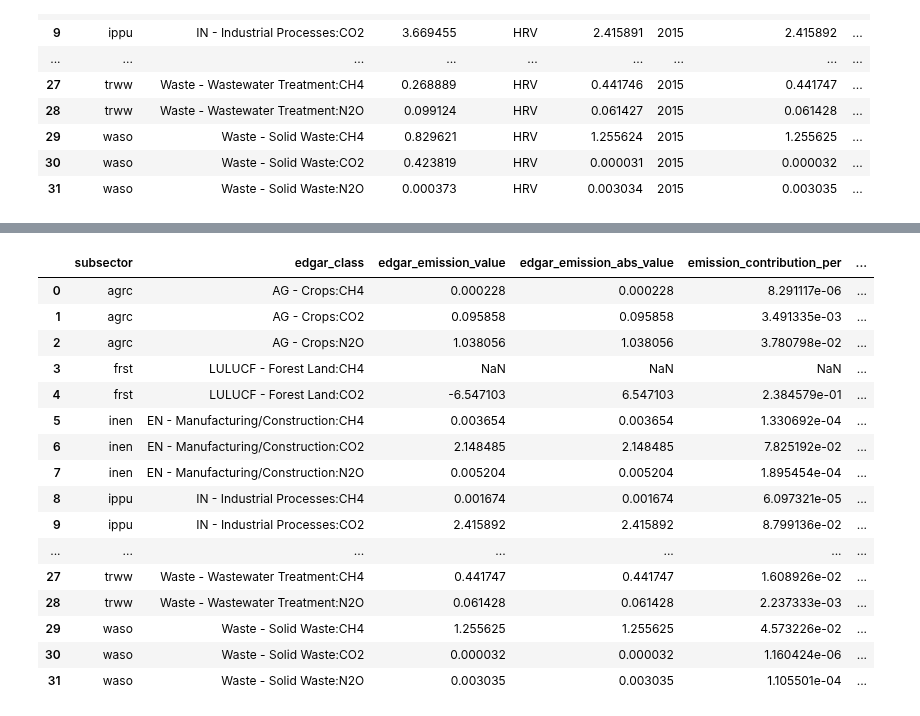
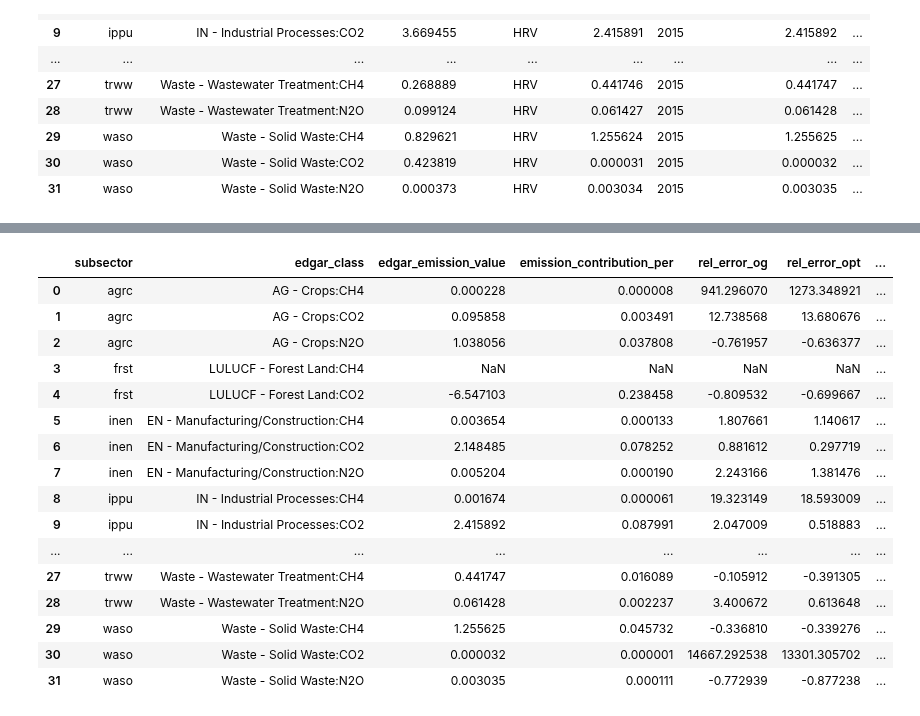
Before and after one commit to sisepuede-framework/ssp_data_calibration, a Jupyter notebook: src/opt_evaluation.ipynb, the cells around one changed output, grey strips where cells are left out. Drawn from its saved outputs; the diff is of its cells as text; code cells hidden in the pictures.

```diff
--- a/src/opt_evaluation.ipynb
+++ b/src/opt_evaluation.ipynb
@@ -180,6 +127,6 @@ og_report = og_report.sort_values(by=['subsector', 'edgar_class']).reset_index(d
 og_report['numeric_id'] = og_report.index
 
 # Filter out the columns we need
-og_report = og_report[['numeric_id', 'subsector', 'edgar_class', 'diff', 'squared_diff']]
+og_report = og_report[['numeric_id', 'subsector', 'edgar_class', 'rel_error', 'squared_diff']]
 og_report
 # %% [output]
@@ -239,6 +187,6 @@ opt_report = opt_report.sort_values(by=['subsector', 'edgar_class']).reset_index
 opt_report['numeric_id'] = opt_report.index
 
 # Filter out the columns we need
-opt_report = opt_report[['numeric_id', 'subsector', 'edgar_class', 'edgar_emission_epsilon', 'diff', 'squared_diff']]
+opt_report = opt_report[['numeric_id', 'subsector', 'edgar_class', 'edgar_emission_epsilon', 'norm_weight', 'rel_error', 'squared_diff']]
 opt_report
 # %% [output]
@@ -262,21 +210,15 @@ opt_report
 # %%
 merged_df = pd.merge(og_report, opt_report, how='inner', on=['numeric_id', 'subsector', 'edgar_class'])
 new_col_names = {
-    'diff_x': 'rel_error_og',
+    'rel_error_x': 'rel_error_og',
     'squared_diff_x': 'squared_diff_og',
-    'diff_y': 'rel_error_opt',
+    'rel_error_y': 'rel_error_opt',
     'squared_diff_y': 'squared_diff_opt',
-    'edgar_emission_epsilon': 'edgar_emission_value'
+    'edgar_emission_epsilon': 'edgar_emission_value',
+    'norm_weight': 'emission_contribution_per'
 }
 
-
 merged_df.rename(columns= new_col_names, inplace=True)
-
-# Calculate the absolute value of the edgar_emission_value
-merged_df['edgar_emission_abs_value'] = merged_df['edgar_emission_value'].abs()
-
-# Calculate the percentage contribution of edgar_emission_abs_value to the total edgar_emission_abs_value
-merged_df['emission_contribution_per'] = merged_df['edgar_emission_abs_value'] / merged_df['edgar_emission_abs_value'].sum()
 
 # Add weighted_rel_error column
 merged_df['weighted_rel_error_opt'] = merged_df['rel_error_opt'] * merged_df['emission_contribution_per']
@@ -284,46 +226,45 @@ merged_df['weighted_rel_error_og'] = merged_df['rel_error_og'] * merged_df['emis
 # %%
 # Drop the numeric_id column
 merged_df = merged_df.drop(columns='numeric_id')
 
 # Round squared_diff_og and squared_diff_opt to 3 decimal places
-merged_df['squared_diff_og'] = merged_df['squared_diff_og'].round(6)
-merged_df['squared_diff_opt'] = merged_df['squared_diff_opt'].round(6)
+# merged_df['squared_diff_og'] = merged_df['squared_diff_og'].round(6)
+# merged_df['squared_diff_opt'] = merged_df['squared_diff_opt'].round(6)
 
 # Calculate the relative change between the og and opt squared_diff
 merged_df['relative_change_squared_diff'] = (merged_df['squared_diff_opt'] - merged_df['squared_diff_og']) / merged_df['squared_diff_og']
 
 # Reorder the columns
 merged_df = merged_df[['subsector',
                        'edgar_class',
                        'edgar_emission_value',
-                       'edgar_emission_abs_value',
                        'emission_contribution_per',
                        'rel_error_og',
                        'rel_error_opt',
                        'weighted_rel_error_og',
                        'weighted_rel_error_opt',
                        'squared_diff_og',
                        'squared_diff_opt',
                        'relative_change_squared_diff']]
 merged_df
 # %% [output]
-|  | subsector | edgar_class | edgar_emission_value | edgar_emission_abs_value | emission_contribution_per | ... |
-| 0 | agrc | AG - Crops:CH4 | 0.000228 | 0.000228 | 8.291117e-06 | ... |
-| 1 | agrc | AG - Crops:CO2 | 0.095858 | 0.095858 | 3.491335e-03 | ... |
-| 2 | agrc | AG - Crops:N2O | 1.038056 | 1.038056 | 3.780798e-02 | ... |
-| 3 | frst | LULUCF - Forest Land:CH4 | NaN | NaN | NaN | ... |
-| 4 | frst | LULUCF - Forest Land:CO2 | -6.547103 | 6.547103 | 2.384579e-01 | ... |
-| 5 | inen | EN - Manufacturing/Construction:CH4 | 0.003654 | 0.003654 | 1.330692e-04 | ... |
-| 6 | inen | EN - Manufacturing/Construction:CO2 | 2.148485 | 2.148485 | 7.825192e-02 | ... |
-| 7 | inen | EN - Manufacturing/Construction:N2O | 0.005204 | 0.005204 | 1.895454e-04 | ... |
-| 8 | ippu | IN - Industrial Processes:CH4 | 0.001674 | 0.001674 | 6.097321e-05 | ... |
-| 9 | ippu | IN - Industrial Processes:CO2 | 2.415892 | 2.415892 | 8.799136e-02 | ... |
-| ... | ... | ... | ... | ... | ... | ... |
-| 27 | trww | Waste - Wastewater Treatment:CH4 | 0.441747 | 0.441747 | 1.608926e-02 | ... |
-| 28 | trww | Waste - Wastewater Treatment:N2O | 0.061428 | 0.061428 | 2.237333e-03 | ... |
-| 29 | waso | Waste - Solid Waste:CH4 | 1.255625 | 1.255625 | 4.573226e-02 | ... |
-| 30 | waso | Waste - Solid Waste:CO2 | 0.000032 | 0.000032 | 1.160424e-06 | ... |
-| 31 | waso | Waste - Solid Waste:N2O | 0.003035 | 0.003035 | 1.105501e-04 | ... |
+|  | subsector | edgar_class | edgar_emission_value | emission_contribution_per | rel_error_og | rel_error_opt | ... |
+| 0 | agrc | AG - Crops:CH4 | 0.000228 | 0.000008 | 941.296070 | 1273.348921 | ... |
+| 1 | agrc | AG - Crops:CO2 | 0.095858 | 0.003491 | 12.738568 | 13.680676 | ... |
+| 2 | agrc | AG - Crops:N2O | 1.038056 | 0.037808 | -0.761957 | -0.636377 | ... |
+| 3 | frst | LULUCF - Forest Land:CH4 | NaN | NaN | NaN | NaN | ... |
+| 4 | frst | LULUCF - Forest Land:CO2 | -6.547103 | 0.238458 | -0.809532 | -0.699667 | ... |
+| 5 | inen | EN - Manufacturing/Construction:CH4 | 0.003654 | 0.000133 | 1.807661 | 1.140617 | ... |
+| 6 | inen | EN - Manufacturing/Construction:CO2 | 2.148485 | 0.078252 | 0.881612 | 0.297719 | ... |
+| 7 | inen | EN - Manufacturing/Construction:N2O | 0.005204 | 0.000190 | 2.243166 | 1.381476 | ... |
+| 8 | ippu | IN - Industrial Processes:CH4 | 0.001674 | 0.000061 | 19.323149 | 18.593009 | ... |
+| 9 | ippu | IN - Industrial Processes:CO2 | 2.415892 | 0.087991 | 2.047009 | 0.518883 | ... |
+| ... | ... | ... | ... | ... | ... | ... | ... |
+| 27 | trww | Waste - Wastewater Treatment:CH4 | 0.441747 | 0.016089 | -0.105912 | -0.391305 | ... |
+| 28 | trww | Waste - Wastewater Treatment:N2O | 0.061428 | 0.002237 | 3.400672 | 0.613648 | ... |
+| 29 | waso | Waste - Solid Waste:CH4 | 1.255625 | 0.045732 | -0.336810 | -0.339276 | ... |
+| 30 | waso | Waste - Solid Waste:CO2 | 0.000032 | 0.000001 | 14667.292538 | 13301.305702 | ... |
+| 31 | waso | Waste - Solid Waste:N2O | 0.003035 | 0.000111 | -0.772939 | -0.877238 | ... |
 # %%
 opt_evaluation_path = os.path.join(OUTPUT_DIR_PATH, run_id, f'opt_evaluation_{run_id}.xlsx')
 merged_df.to_excel(opt_evaluation_path, index=False)
```
Also changed, not shown: parts of 7 cells of this notebook.
